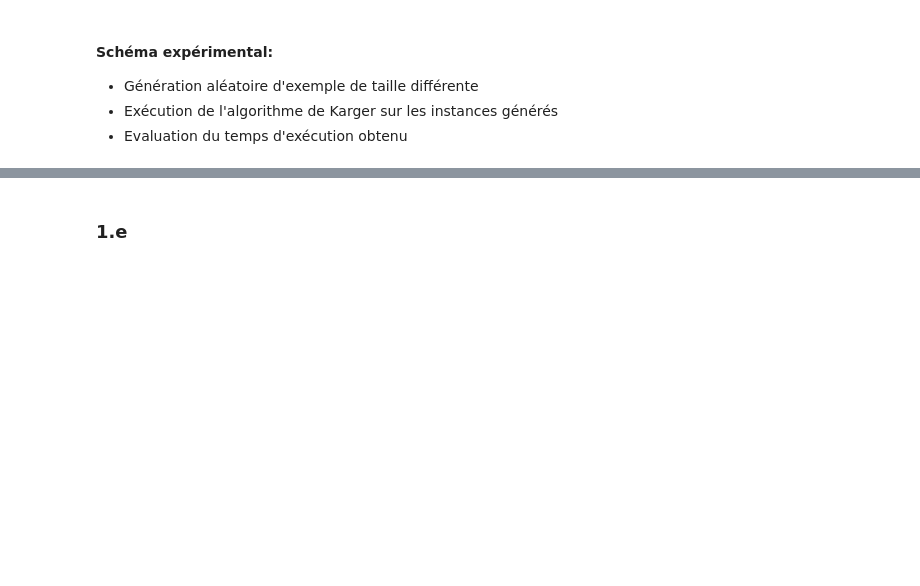
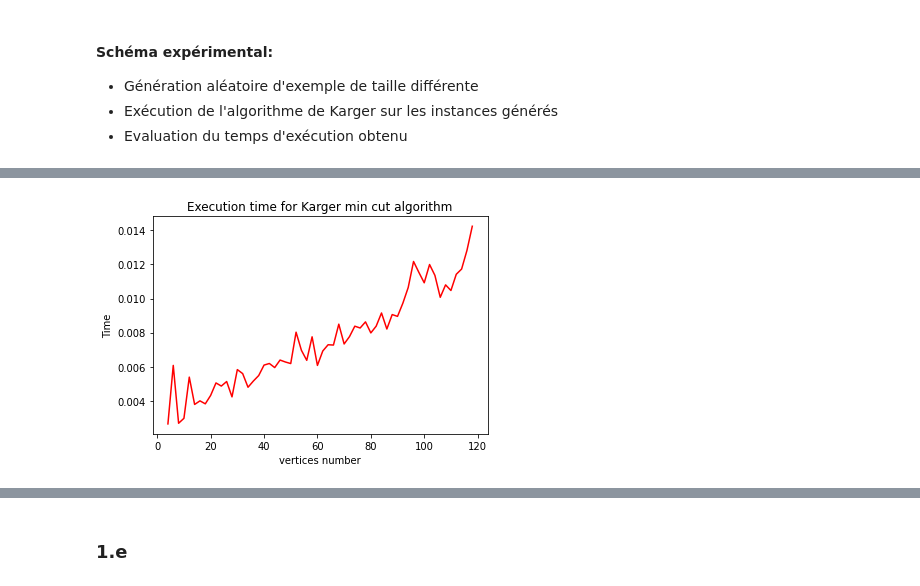
Before and after one commit to samynhl/Projet-COMPLEX, a Jupyter notebook: TME PROJET.ipynb, the cells around one changed output, grey strips where cells are left out. Drawn from its saved outputs; the diff is of its cells as text; code cells hidden in the pictures; blank space fills up the shorter version.

```diff
--- a/TME PROJET.ipynb
+++ b/TME PROJET.ipynb
@@ -412,23 +459,28 @@ plt.show()
 # %%
 exec_times = []
-for n in range(5, 105, 5):
+for n in range(4, 120, 2):
     t = 0
     for it in range(100):
         G = create_graph(n, ty="biparti")
         tic = time.time()
         _,_ = Karger(G)
         tac = time.time()
         t+= (tac-tic)
     exec_times.append(t/n)
 
+
 # Plotting the execution time
-abc = np.arange(5,105,5)
-plt.plot(abc,exec_times, "r")
+x_b = np.arange(4, 120, 2)
+y_b = np.array(exec_times)
+
+plt.plot(x_b,y_b, "r")
 
 # Add titles and labels
 plt.title('Execution time for Karger min cut algorithm')
 plt.xlabel('vertices number')
 plt.ylabel('Time')
 
 # Show the figure
 plt.show()
+# %% [output]
+[figure, added]
```
Also changed, not shown: parts of 18 cells of this notebook.
